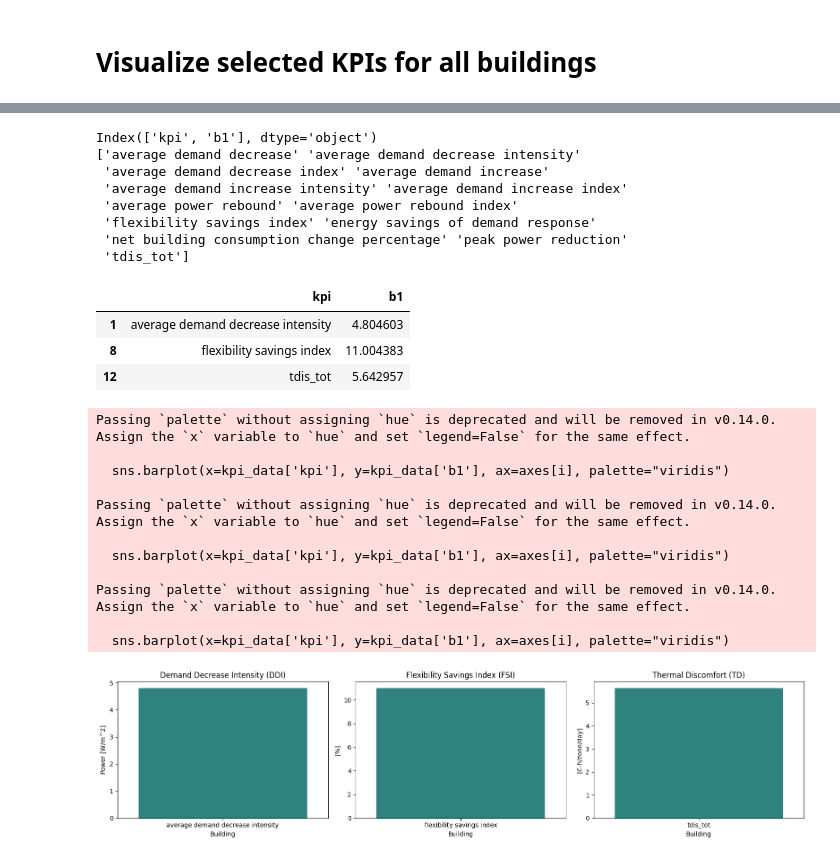
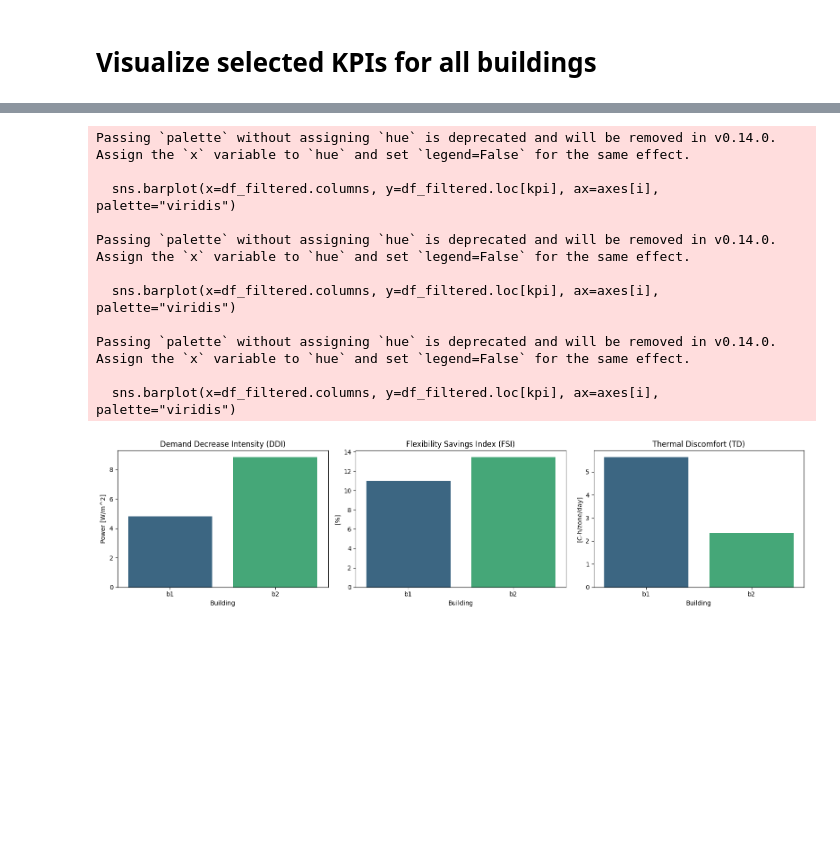
Before and after one commit to LBNL-ETA/DFLEXLIBS, a Jupyter notebook: analytics/kpis_calculation.ipynb, the cells around one changed output, grey strips where cells are left out. Cells and saved outputs as stored; diff of their text form; code cells hidden in the pictures; blank space fills up the shorter version.

```diff
--- a/analytics/kpis_calculation.ipynb
+++ b/analytics/kpis_calculation.ipynb
@@ -1857,7 +1871,6 @@ import seaborn as sns
 import pandas as pd
 import matplotlib.pyplot as plt
 import numpy as np
-
 
 df_boptest_kpis = pd.read_csv(os.path.join(path_to_dataset, 'kpis_con.csv'))
 
@@ -1872,14 +1885,14 @@ else:
     new_row = pd.DataFrame({'kpi': [kpi_name], testcase_identifier: [tdis_tot_value]})
     df_kpi = pd.concat([df_kpi, new_row], ignore_index=True)
 
+df_kpi.to_csv(csv_file, index=False)
 display(df_kpi)
 
 # Verify column names
-print(df_kpi.columns)
+#print(df_kpi.columns)
 
 # Verify KPI names in the dataframe
-print(df_kpi['kpi'].unique())
-
+#print(df_kpi['kpi'].unique())
 
 # Extract data for the specified KPIs
 kpis_of_interest = [
@@ -1888,13 +1901,12 @@ kpis_of_interest = [
     'tdis_tot'
 ]
 
-df_filtered = df_kpi[df_kpi['kpi'].isin(kpis_of_interest)]
+df_filtered = df_kpi[df_kpi['kpi'].isin(kpis_of_interest)].set_index('kpi')
 
-
-df_filtered.loc[df_filtered['kpi'] == 'average demand decrease intensity', testcase_identifier] *= 1000
+df_filtered.loc['average demand decrease intensity'] *= 1000
 
 # Display the filtered dataframe
-display(df_filtered)
+#display(df_filtered)
 
 # Titles and y-axis labels mapping
 titles_mapping = {
@@ -1913,8 +1925,8 @@ yaxis_labels_mapping = {
 fig, axes = plt.subplots(1, 3, figsize=(16, 4))
 
 for i, kpi in enumerate(kpis_of_interest):
-    kpi_data = df_filtered[df_filtered['kpi'] == kpi]
-    sns.barplot(x=kpi_data['kpi'], y=kpi_data['b1'], ax=axes[i], palette="viridis")
+    #print(i, kpi)
+    sns.barplot(x=df_filtered.columns, y=df_filtered.loc[kpi], ax=axes[i], palette="viridis")
     axes[i].set_title(titles_mapping[kpi])
     axes[i].set_xlabel('Building')
     axes[i].set_ylabel(yaxis_labels_mapping[kpi])
@@ -1941,24 +1953,12 @@ plt.show()
-Index(['kpi', 'b1'], dtype='object')
-['average demand decrease' 'average demand decrease intensity'
- 'average demand decrease index' 'average demand increase'
- 'average demand increase intensity' 'average demand increase index'
- 'average power rebound' 'average power rebound index'
- 'flexibility savings index' 'energy savings of demand response'
- 'net building consumption change percentage' 'peak power reduction'
- 'tdis_tot']
+Passing `palette` without assigning `hue` is deprecated and will be removed in v0.14.0. Assign the `x` variable to `hue` and set `legend=False` for the same effect.
+
+  sns.barplot(x=df_filtered.columns, y=df_filtered.loc[kpi], ax=axes[i], palette="viridis")
+
+Passing `palette` without assigning `hue` is deprecated and will be removed in v0.14.0. Assign the `x` variable to `hue` and set `legend=False` for the same effect.
+
+  sns.barplot(x=df_filtered.columns, y=df_filtered.loc[kpi], ax=axes[i], palette="viridis")
+
+Passing `palette` without assigning `hue` is deprecated and will be removed in v0.14.0. Assign the `x` variable to `hue` and set `legend=False` for the same effect.
+
+  sns.barplot(x=df_filtered.columns, y=df_filtered.loc[kpi], ax=axes[i], palette="viridis")
-|  | kpi | b1 |
-| 1 | average demand decrease intensity | 4.804603 |
-| 8 | flexibility savings index | 11.004383 |
-| 12 | tdis_tot | 5.642957 |
-Passing `palette` without assigning `hue` is deprecated and will be removed in v0.14.0. Assign the `x` variable to `hue` and set `legend=False` for the same effect.
-
-  sns.barplot(x=kpi_data['kpi'], y=kpi_data['b1'], ax=axes[i], palette="viridis")
-
-Passing `palette` without assigning `hue` is deprecated and will be removed in v0.14.0. Assign the `x` variable to `hue` and set `legend=False` for the same effect.
-
-  sns.barplot(x=kpi_data['kpi'], y=kpi_data['b1'], ax=axes[i], palette="viridis")
-
-Passing `palette` without assigning `hue` is deprecated and will be removed in v0.14.0. Assign the `x` variable to `hue` and set `legend=False` for the same effect.
-
-  sns.barplot(x=kpi_data['kpi'], y=kpi_data['b1'], ax=axes[i], palette="viridis")
-[figure, old version]
+[figure, new version]
```
Also changed, not shown: parts of 17 cells of this notebook, 19 other files.
